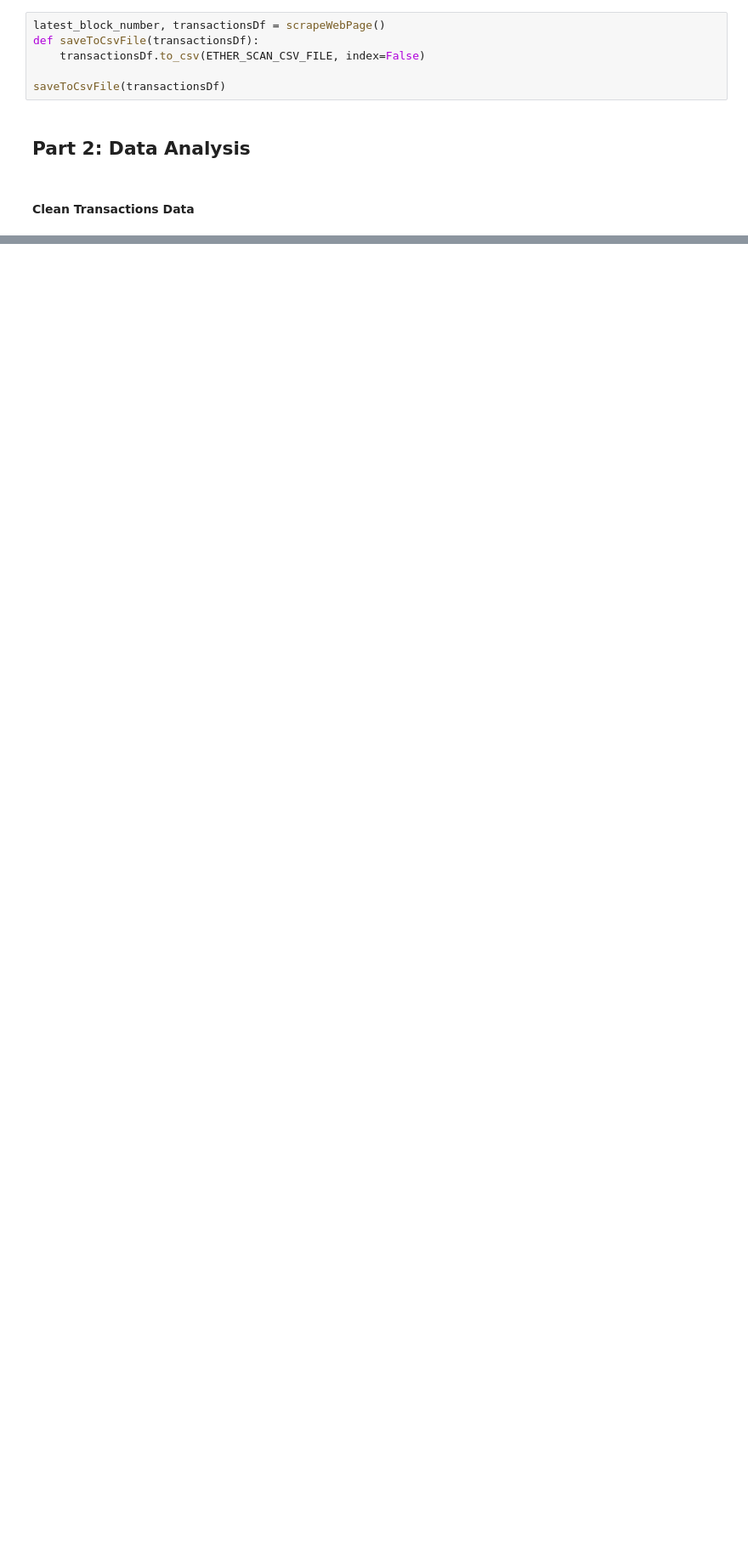
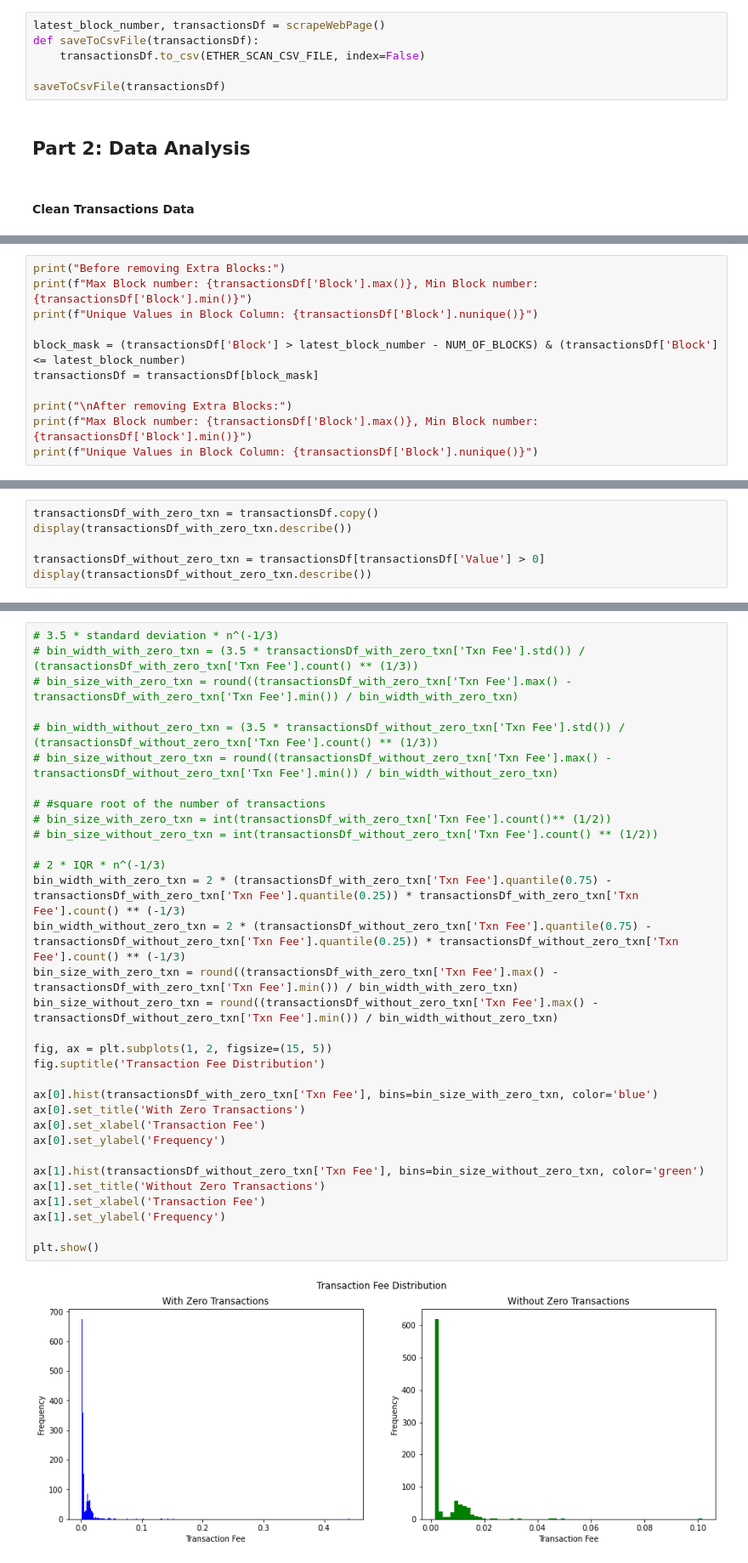
Before and after one commit to avamirm/Web-Scraping, a Jupyter notebook: Code&Report.ipynb, the cells around one changed output, grey strips where cells are left out. Shown: that part at 85% size. Drawn from its saved outputs; the diff is of its cells as text; blank space fills up the shorter version.

```diff
--- a/Code&Report.ipynb
+++ b/Code&Report.ipynb
@@ -119,0 +164,11 @@ saveToCsvFile(transactionsDf)
+# %%
+print("Before removing Extra Blocks:")
+print(f"Max Block number: {transactionsDf['Block'].max()}, Min Block number:  {transactionsDf['Block'].min()}")
+print(f"Unique Values in Block Column: {transactionsDf['Block'].nunique()}")
+
+block_mask = (transactionsDf['Block'] > latest_block_number - NUM_OF_BLOCKS) & (transactionsDf['Block'] <= latest_block_number)
+transactionsDf = transactionsDf[block_mask]
+
+print("\nAfter removing Extra Blocks:")
+print(f"Max Block number: {transactionsDf['Block'].max()}, Min Block number:  {transactionsDf['Block'].min()}")
+print(f"Unique Values in Block Column: {transactionsDf['Block'].nunique()}")
@@ -119,0 +185,6 @@ saveToCsvFile(transactionsDf)
+# %%
+transactionsDf_with_zero_txn = transactionsDf.copy()
+display(transactionsDf_with_zero_txn.describe())
+
+transactionsDf_without_zero_txn = transactionsDf[transactionsDf['Value'] > 0]
+display(transactionsDf_without_zero_txn.describe())
@@ -119,0 +212,34 @@ saveToCsvFile(transactionsDf)
+# %%
+# 3.5 * standard deviation * n^(-1/3)
+# bin_width_with_zero_txn = (3.5 * transactionsDf_with_zero_txn['Txn Fee'].std()) / (transactionsDf_with_zero_txn['Txn Fee'].count() ** (1/3))
+# bin_size_with_zero_txn = round((transactionsDf_with_zero_txn['Txn Fee'].max() - transactionsDf_with_zero_txn['Txn Fee'].min()) / bin_width_with_zero_txn)
+
+# bin_width_without_zero_txn = (3.5 * transactionsDf_without_zero_txn['Txn Fee'].std()) / (transactionsDf_without_zero_txn['Txn Fee'].count() ** (1/3))
+# bin_size_without_zero_txn = round((transactionsDf_without_zero_txn['Txn Fee'].max() - transactionsDf_without_zero_txn['Txn Fee'].min()) / bin_width_without_zero_txn)
+
+# #square root of the number of transactions
+# bin_size_with_zero_txn = int(transactionsDf_with_zero_txn['Txn Fee'].count()** (1/2))
+# bin_size_without_zero_txn = int(transactionsDf_without_zero_txn['Txn Fee'].count() ** (1/2))
+
+# 2 * IQR * n^(-1/3)
+bin_width_with_zero_txn = 2 * (transactionsDf_with_zero_txn['Txn Fee'].quantile(0.75) - transactionsDf_with_zero_txn['Txn Fee'].quantile(0.25)) * transactionsDf_with_zero_txn['Txn Fee'].count() ** (-1/3)
+bin_width_without_zero_txn = 2 * (transactionsDf_without_zero_txn['Txn Fee'].quantile(0.75) - transactionsDf_without_zero_txn['Txn Fee'].quantile(0.25)) * transactionsDf_without_zero_txn['Txn Fee'].count() ** (-1/3)
+bin_size_with_zero_txn = round((transactionsDf_with_zero_txn['Txn Fee'].max() - transactionsDf_with_zero_txn['Txn Fee'].min()) / bin_width_with_zero_txn)
+bin_size_without_zero_txn = round((transactionsDf_without_zero_txn['Txn Fee'].max() - transactionsDf_without_zero_txn['Txn Fee'].min()) / bin_width_without_zero_txn)
+
+fig, ax = plt.subplots(1, 2, figsize=(15, 5))
+fig.suptitle('Transaction Fee Distribution')
+
+ax[0].hist(transactionsDf_with_zero_txn['Txn Fee'], bins=bin_size_with_zero_txn, color='blue')
+ax[0].set_title('With Zero Transactions')
+ax[0].set_xlabel('Transaction Fee')
+ax[0].set_ylabel('Frequency')
+
+ax[1].hist(transactionsDf_without_zero_txn['Txn Fee'], bins=bin_size_without_zero_txn, color='green')
+ax[1].set_title('Without Zero Transactions')
+ax[1].set_xlabel('Transaction Fee')
+ax[1].set_ylabel('Frequency')
+
+plt.show()
+# %% [output]
+[figure, added]
```
Also changed, not shown: parts of 13 cells of this notebook.
